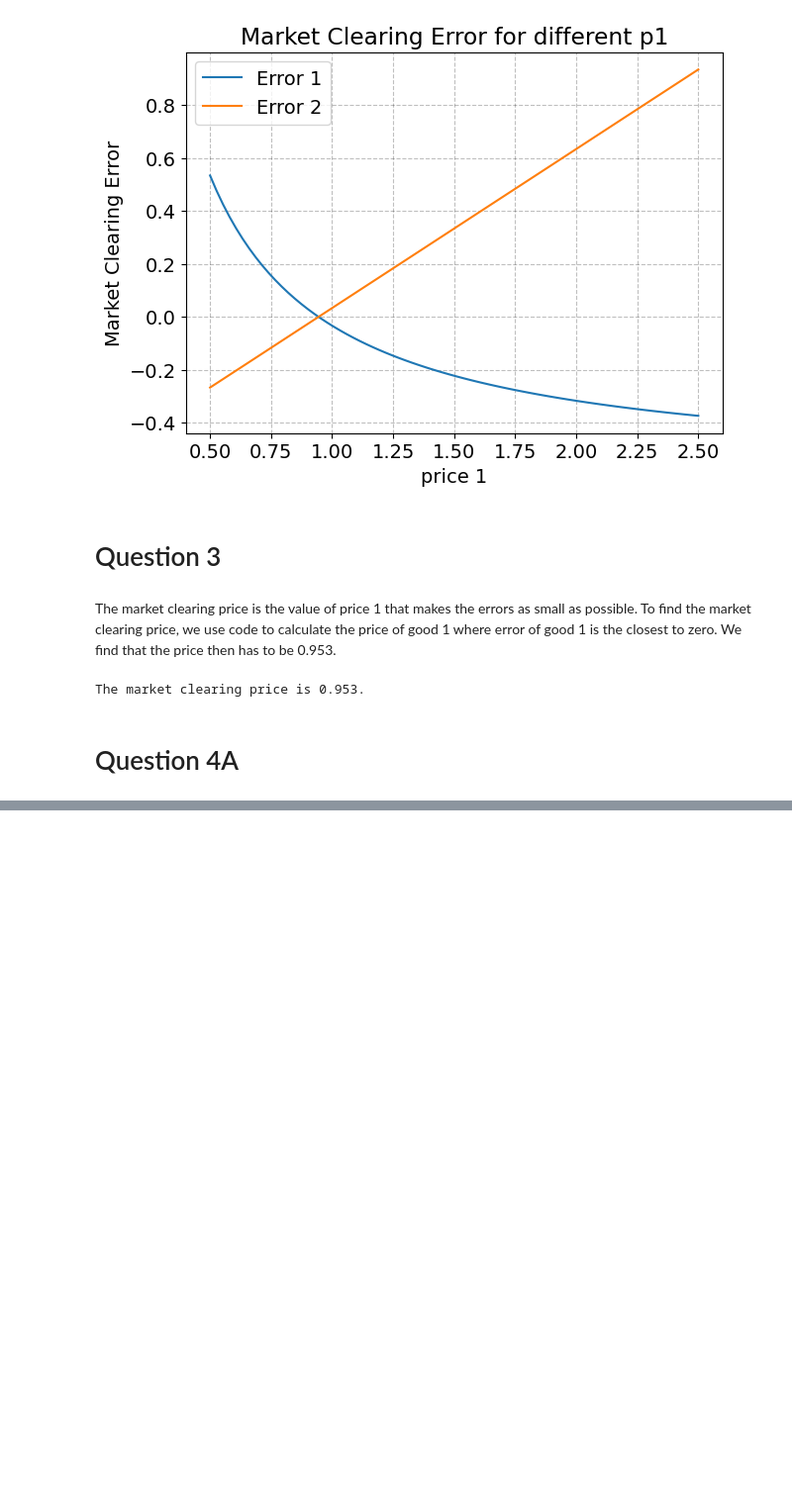
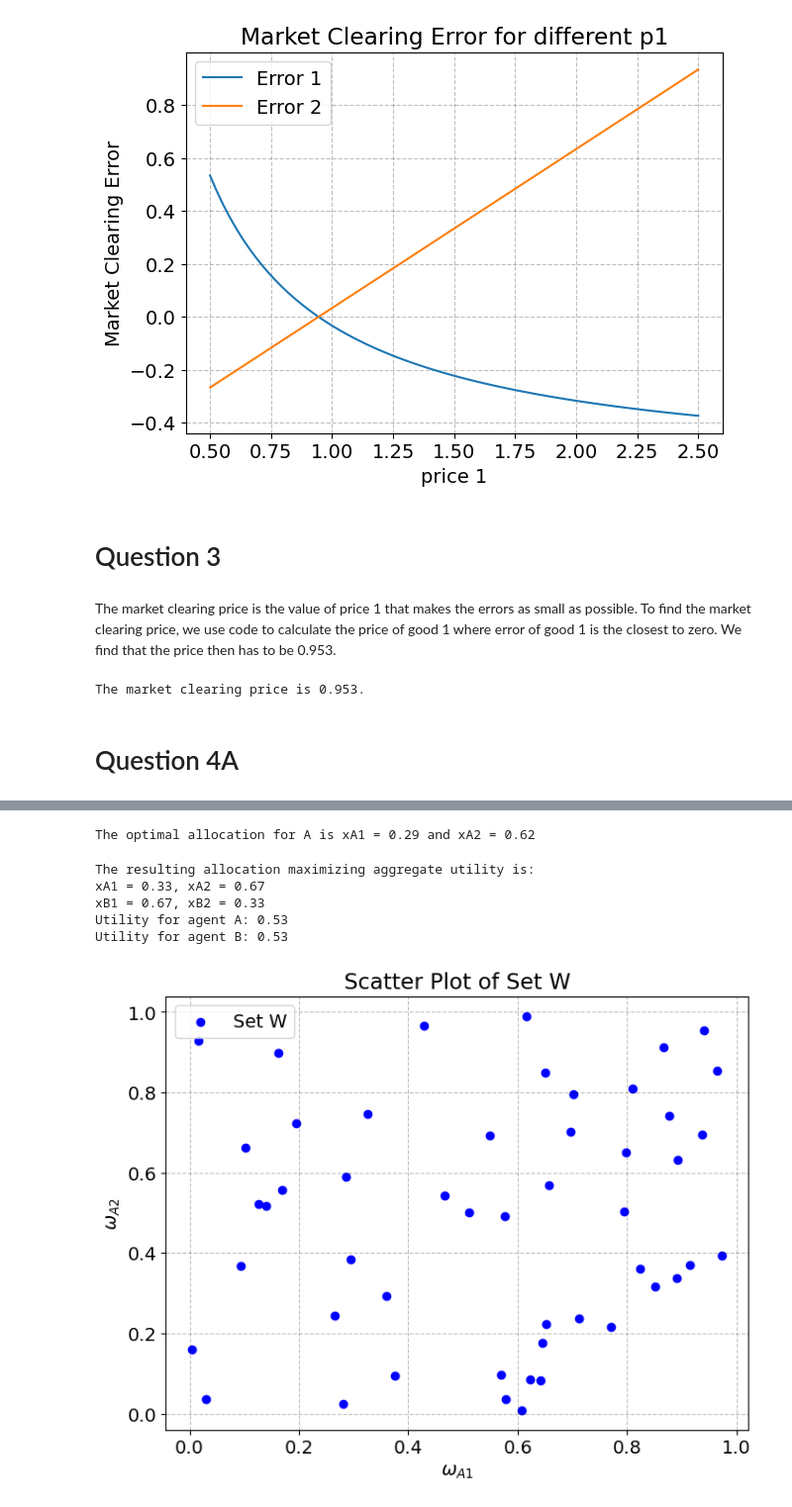
Before and after one commit to NumEconCopenhagen/projects-2024-malik-og-mads, a Jupyter notebook: inauguralproject/InauguralProject2024.ipynb, the cells around one changed output, grey strips where cells are left out. Shown at 99% size. Drawn from its saved outputs; the diff is of its cells as text; code cells hidden in the pictures; blank space fills up the shorter version.

```diff
--- a/inauguralproject/InauguralProject2024.ipynb
+++ b/inauguralproject/InauguralProject2024.ipynb
@@ -166,0 +234,65 @@ The market clearing price is 0.953.
+# %%
+#5b
+# Define the objective function to maximize A's utility
+def objective(x):
+    return -model.utility_A(x[0], x[1])
+
+# Define the constraint function to ensure B's utility is not lower than in the initial endowment
+def constraint(x):
+    x1B = 1 - x[0]
+    x2B = 1 - x[1]
+    return model.utility_B(x1B, x2B) - model.utility_B(model.par.w1A, model.par.w2A)
+
+# Define the initial guess for xA1 and xA2
+x0 = [0.5, 0.5]  # Starting point for optimization
+
+# Define the bounds for xA1 and xA2 (within [0, 1])
+bounds = ((0, 1), (0, 1))
+
+# Perform optimization to maximize A's utility subject to the constraint
+result = minimize(objective, x0, bounds=bounds, constraints={'type': 'ineq', 'fun': constraint})
+
+# Extract the optimal allocation for A
+xA_optimal = result.x
+
+# Print the optimal allocation for A
+print(f"The optimal allocation for A is xA1 = {xA_optimal[0]:.2f} and xA2 = {xA_optimal[1]:.2f}")
+# %% [output]
+The optimal allocation for A is xA1 = 0.29 and xA2 = 0.62
+# %%
+#6A Calculate utility for A and B using their respective utility functions
+util_A = model.utility_A(xA_optimal[0], xA_optimal[1])
+util_B = model.utility_B(xB_optimal[0], xB_optimal[1])
+
+# Print the optimal allocation for A and B along with utility values
+print("The resulting allocation maximizing aggregate utility is:")
+print(f"xA1 = {xA_optimal[0]:.2f}, xA2 = {xA_optimal[1]:.2f}")
+print(f"xB1 = {xB_optimal[0]:.2f}, xB2 = {xB_optimal[1]:.2f}")
+print(f"Utility for agent A: {util_A:.2f}")
+print(f"Utility for agent B: {util_B:.2f}")
+# %% [output]
+The resulting allocation maximizing aggregate utility is:
+xA1 = 0.33, xA2 = 0.67
+xB1 = 0.67, xB2 = 0.33
+Utility for agent A: 0.53
+Utility for agent B: 0.53
+# %%
+#7.
+# Draw a set W with 50 elements
+W = np.random.rand(50, 2)
+
+# Extract the x and y coordinates
+x_coords = W[:, 0]
+y_coords = W[:, 1]
+
+# Create scatter plot
+plt.figure(figsize=(8, 6))
+plt.scatter(x_coords, y_coords, color='blue', label='Set W')
+plt.title('Scatter Plot of Set W')
+plt.xlabel('$\omega_{A1}$')
+plt.ylabel('$\omega_{A2}$')
+plt.legend()
+plt.grid(True)
+plt.show()
+# %% [output]
+[figure, added]
```
Also changed, not shown: parts of 4 cells of this notebook, 1 other file.
